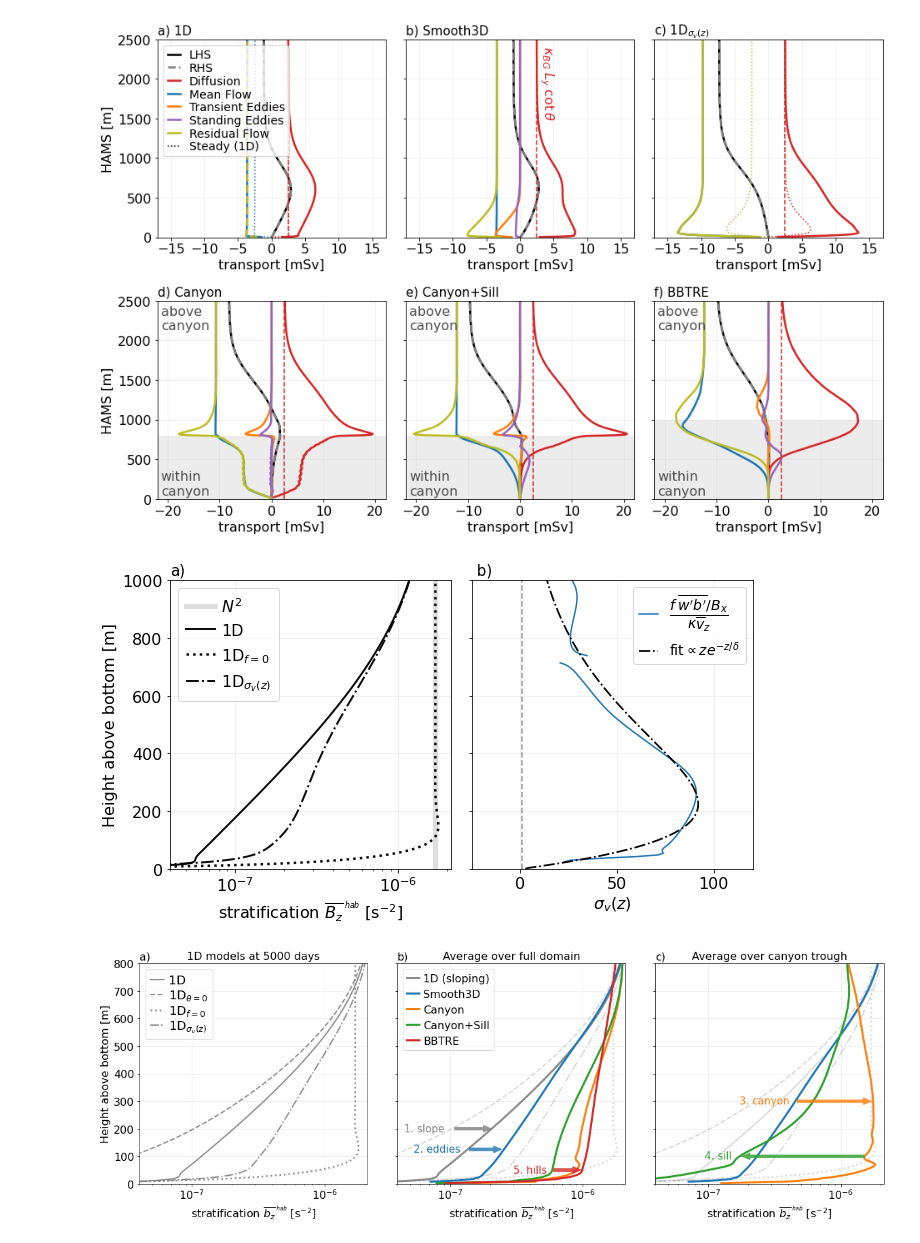
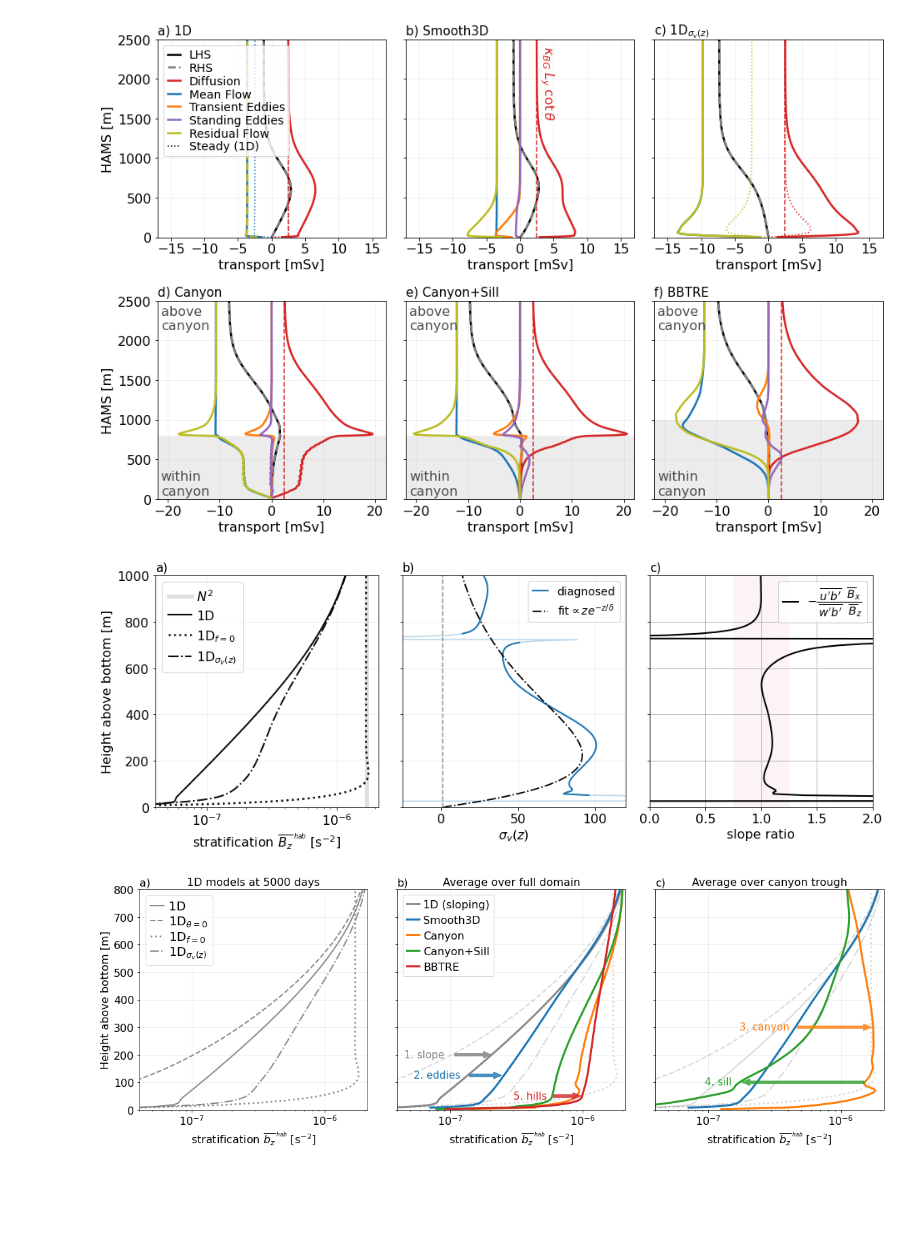
Before and after one commit to hdrake/sim-bbtre, a Jupyter notebook: notebooks/BBTRE_physics_analysis/3_plot_budgets.ipynb, the cells around one changed output. Drawn from its saved outputs; the diff is of its cells as text; code cells hidden in the pictures; blank space fills up the shorter version.

```diff
--- a/notebooks/BBTRE_physics_analysis/3_plot_budgets.ipynb
+++ b/notebooks/BBTRE_physics_analysis/3_plot_budgets.ipynb
@@ -345,7 +342,7 @@ canyon-tracer
 [figure]
 [figure]
 # %%
-fig, axes = plt.subplots(1, 2, figsize=(9.5, 5.5))
+fig, axes = plt.subplots(1, 3, figsize=(14, 5.5))
 
 titles = ["Steady 1D models", "1D models at 5000 days", 'Average over full domain', 'Ridge flank average', 'Canyon flanks average', 'Average over canyon trough',]
 labels = ['a)', 'b)', 'c)', 'd)', "e)", "f)"]
@@ -383,45 +380,71 @@ data_dir = f"../../MITgcm/experiments/rotated_BBTRE_idealized-plane/run/"
 Δt = 2*delta_t
 ds = open_mdsdataset(data_dir, ignore_unknown_vars=True, prefix=["budgetDiag"], delta_t=Δt)
 ds=ds.sel(time=ds['time'])
 ds, grid = add_rotated_coords(ds, θ)
 ds = ds.reset_coords(['Depth'])
 ds['time'] = ds['time'].astype('float64')*1e-9/86400.
 
-vz = grid.diff(ds["VVEL"].mean(["XC", "YG", "time"]), axis="Z", boundary='fill')/grid.diff(ds['Z'], axis="Z", boundary='extend')
-kvz = ds["KVDIFF"].mean(["XC", "YC", "time"])*vz
+wb = grid.interp((ds['ADVr_TH']/ds['rA']*g*α).mean(["XC", "YC", "time"]), "Z", boundary="extend")
+ub = (ds['ADVx_TH']/(ds['hFacW']*ds['drF']*ds['dxC'])*g*α).mean(["XG", "YC", "time"])
 
-Bx = (N**2*np.sin(θ))
-wb = (ds['ADVr_TH']/ds['rA']*g*α).mean(["XC", "YC", "time"])
-fwb_bxm = f*wb / Bx
+uhb = ub*np.cos(θ) - wb*np.sin(θ)
 
-kvz = kvz.where(np.abs(kvz) > 1e-10)
-fwb_bxm = fwb_bxm.where(np.abs(fwb_bxm) > 1e-10)
+bz = grid.interp(
+    g*α*(
+        (grid.diff(ds['THETA'].where(ds['hFacC']!=0.), 'Z', boundary='fill')) /
+        grid.interp(-ds['drF'], 'Z', boundary='extend')
+    ).chunk({'Zl':-1}).mean(['time', 'YC', 'XC']).compute(),
+    "Z", boundary='extend',
+)
 
-σ = (fwb_bxm/kvz)
-σ = σ.where(ds['Zl'] > 20.)
-σ.plot(ax=ax, ls="-",y="Zl", lw=1.5, label=r"$\dfrac{f\;\overline{w'b'}/B_{x}}{\kappa \overline{v}_{z}}$")
+Bz = N**2*np.cos(θ)+bz
+
+K = -uhb / ( -bz*np.sin(θ) )
+κ = grid.interp(ds['KVDIFF'].mean(["XC", "YC", 'time']), "Z", boundary='extend')
+σe = 1. + ( (K / κ) * (f**2 / Bz) )
+σen = σe.copy()
+σe = σe.where(ds['Z'] >= 50.)
+σe = σe.where(np.abs(bz) > 5.e-8)
+σen.plot(ax=ax, ls="-",y="Z", color="C0", lw=1.5, alpha=0.3)
+σe.plot(ax=ax, ls="-",y="Z", color="C0", lw=2, label=r"diagnosed")
 ax.plot()
 ax.set_xlim(-25, 120)
 ax.set_ylim(0, 1000)
 ax.set_yticklabels([])
 ax.set_ylabel("")
 ax.set_xlabel(r"$\sigma_{v}(z)$")
-ax.set_title(" b)", loc='left', fontsize=15)
+ax.set_title("b)", loc='left', fontsize=15)
 
 import scipy.stats as stats
 y1 = stats.gamma.pdf(ds["Z"], a=2, scale=225)
 σscale = σ.max().values/np.max(y1)
 y1 *= σscale
 y1 += 1.
 ax.plot(y1, ds['Z'], "k-.", lw=1.75, label=r"fit$\propto z e^{-z/\delta}$")
 ax.axvline(1., color="k", alpha=0.4, ls="--")
 ax.legend(loc="upper right", fontsize=14, handlelength=1.4)
 ax.grid(alpha=0.2)
 
+ax = axes[2]
+
+Bx = N**2*np.sin(θ)
+ratio=-(ub*Bx)/(wb*Bz)
+
+ax.fill_betweenx([0, 2000], [0.75, 0.75], [1.25, 1.25], facecolor="C3", alpha=0.05)
+ratio.plot(ax=ax, y="Z", color="k", lw=2, label=r"$- \dfrac{\overline{u'b'}}{\,\overline{w'b'}\;} \dfrac{ \overline{B}_{x}}{\;\overline{B}_{z}}$")
+ax.set_xlim(0, 2)
+ax.set_xlabel("slope ratio")
+ax.legend(loc="upper right", fontsize=14, handlelength=1.4)
+ax.set_yticklabels([])
+ax.set_ylabel("")
+ax.set_ylim(0, 1000)
+ax.grid(True)
+ax.set_title("c)", loc='left', fontsize=15)
+
 plt.tight_layout()
 plt.savefig(f"../../figures/BBTRE/1d_stratification.png", dpi=150., bbox_inches="tight")
 # %% [output]
-[figure, old version]
+[figure, new version]
 # %%
 bbl_output = bbl1d['quasi']
 
```
Also changed, not shown: parts of 1 cell of this notebook, 1 other file.
